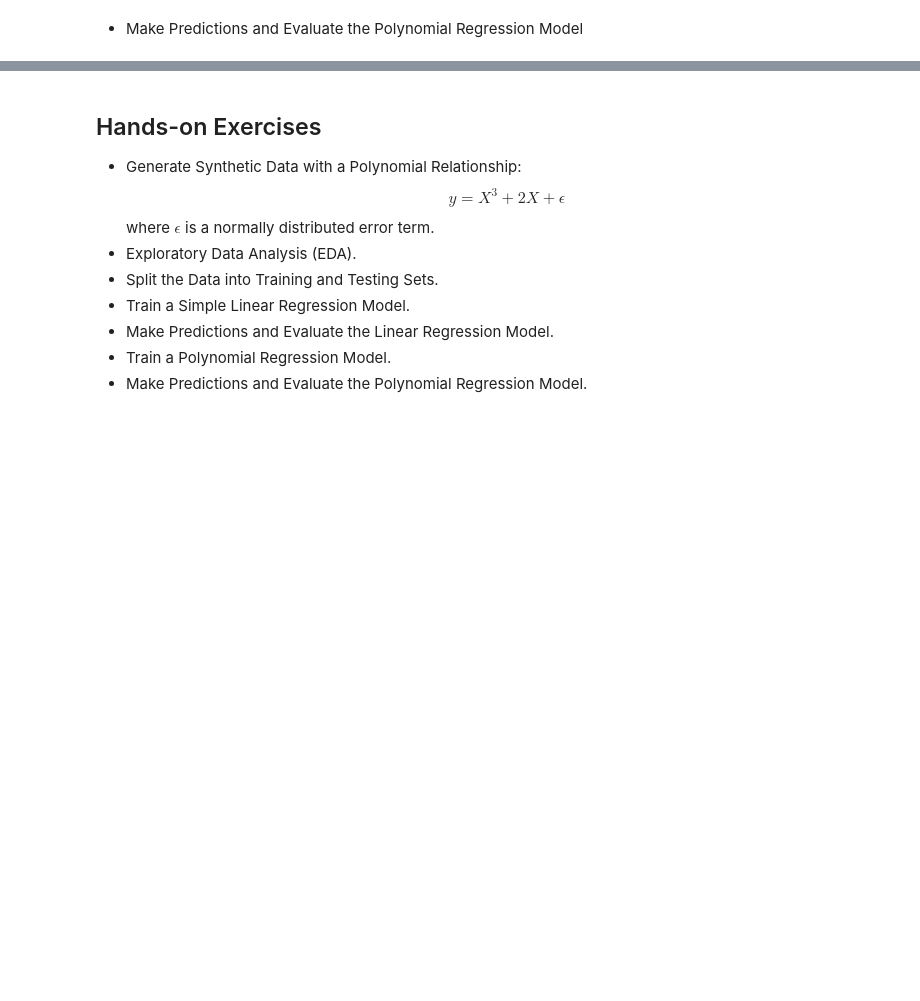
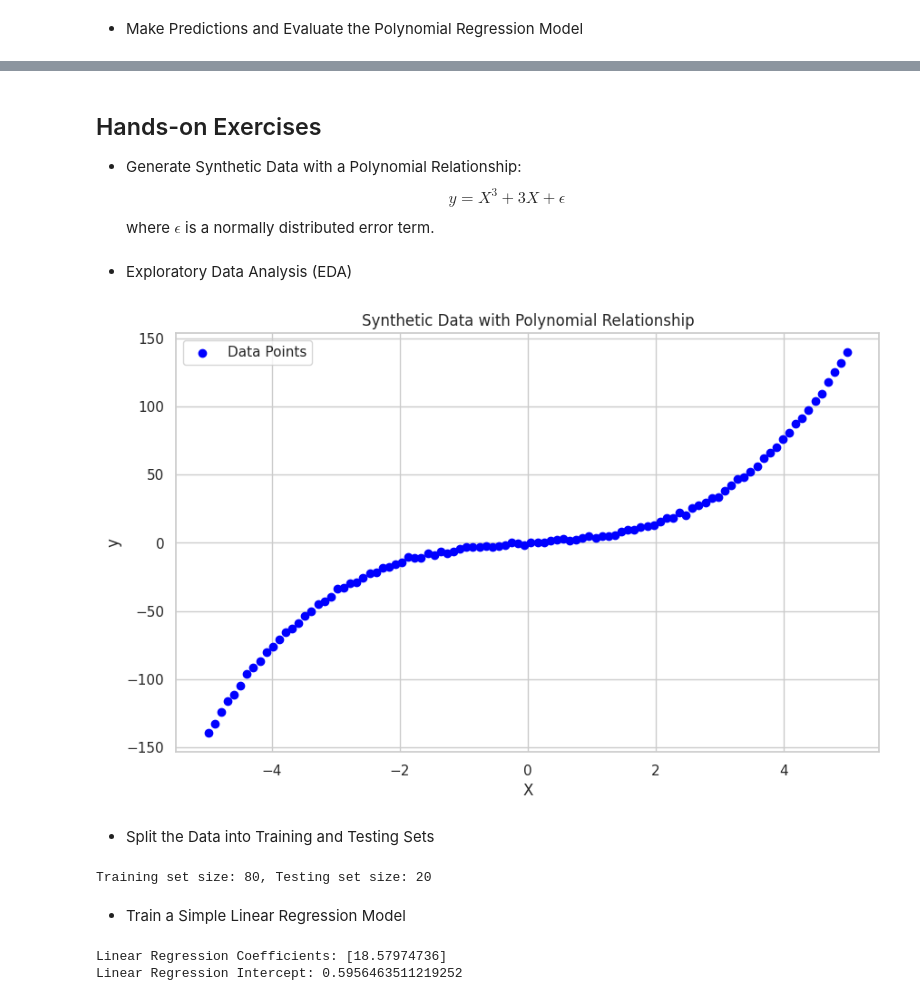
Before and after one commit to UG-Team-Data-Science/ml-workshop, a Jupyter notebook: src/S02: Supervised Learning - Regression and Evaluation/S02C06: Nonlinearities in Regression.ipynb, the cells around one changed output, grey strips where cells are left out. Saved outputs shown, nothing was run; the diff lists cells and outputs as text; code cells hidden in the pictures; blank space fills up the shorter version.

Commit message:
Updated S02C06: Nonlinearities in Regression

```diff
--- a/src/S02: Supervised Learning - Regression and Evaluation/S02C06: Nonlinearities in Regression.ipynb
+++ b/src/S02: Supervised Learning - Regression and Evaluation/S02C06: Nonlinearities in Regression.ipynb
@@ -114,10 +129,41 @@ plt.show()
 # %% [markdown]
 ## Hands-on Exercises
 
--   Generate Synthetic Data with a Polynomial Relationship:$$y = X^3 + 2X + \epsilon$$ where $\epsilon$ is a normally distributed error term.
--   Exploratory Data Analysis (EDA).
--   Split the Data into Training and Testing Sets.
--   Train a Simple Linear Regression Model.
--   Make Predictions and Evaluate the Linear Regression Model.
--   Train a Polynomial Regression Model.
--   Make Predictions and Evaluate the Polynomial Regression Model.
+-   Generate Synthetic Data with a Polynomial Relationship:$$y = X^3 + 3X + \epsilon$$ where $\epsilon$ is a normally distributed error term.
+# %%
+n_samples = 100
+np.random.seed(42)
+X = np.linspace(-5, 5, n_samples).reshape(-1, 1)  # Independent variable
+y = X**3 + 3.0 * X + 1.0 * np.random.randn(100, 1)  # Dependent variable with noise
+
+df = pd.DataFrame(np.hstack((X, y)), columns=['X', 'y'])
+# %% [markdown]
+-   Exploratory Data Analysis (EDA)
+# %%
+plt.figure(figsize=(10, 6))
+plt.scatter(df['X'], df['y'], color='blue', label='Data Points')
+plt.title('Synthetic Data with Polynomial Relationship')
+plt.xlabel('X')
+plt.ylabel('y')
+plt.legend()
+plt.show()
+# %% [output]
+[figure, added]
+# %% [markdown]
+-   Split the Data into Training and Testing Sets
+# %%
+X_train, X_test, y_train, y_test = train_test_split(df[['X']], df['y'], test_size=0.2, random_state=42)
+print(f"Training set size: {len(X_train)}, Testing set size: {len(X_test)}")
+# %% [output]
+Training set size: 80, Testing set size: 20
+# %% [markdown]
+-   Train a Simple Linear Regression Model
+# %%
+linear_model = LinearRegression()
+linear_model.fit(X_train, y_train)
+
+print(f"Linear Regression Coefficients: {linear_model.coef_}")
+print(f"Linear Regression Intercept: {linear_model.intercept_}")
+# %% [output]
+Linear Regression Coefficients: [18.57974736]
+Linear Regression Intercept: 0.5956463511219252
```
Also changed, not shown: parts of 12 cells of this notebook.
